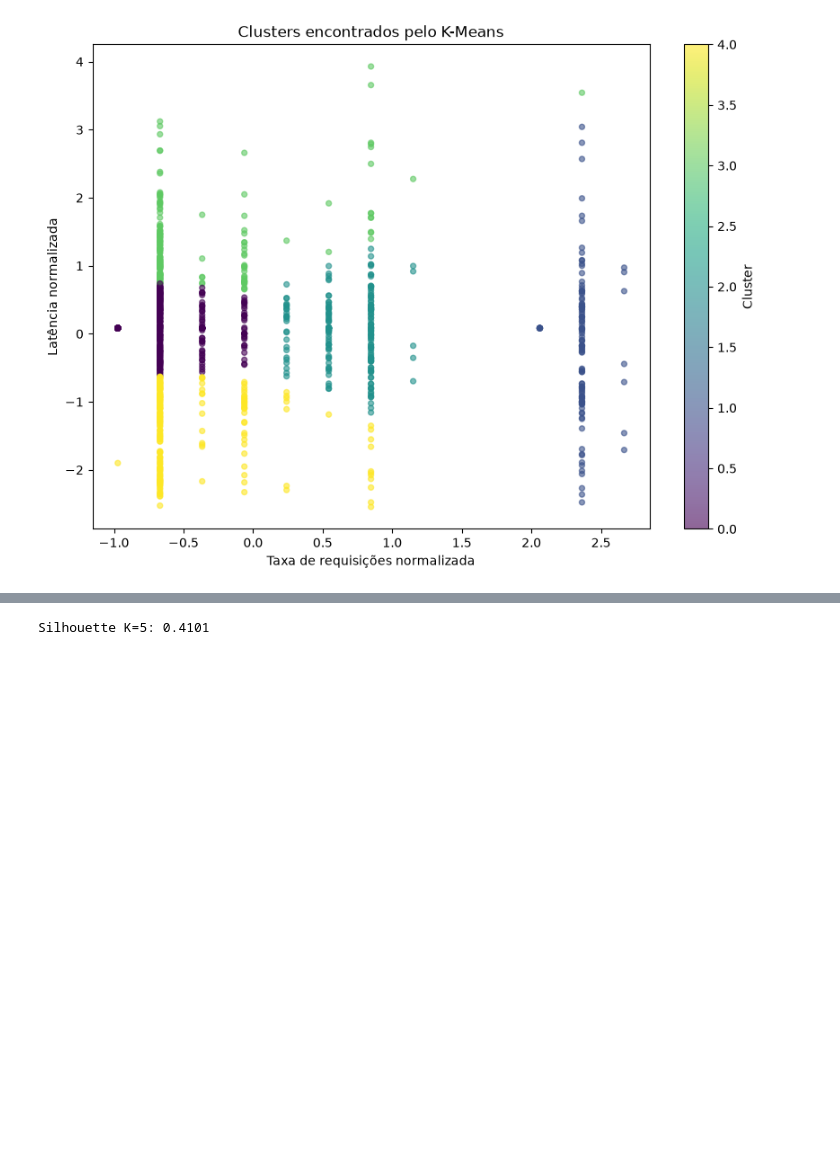
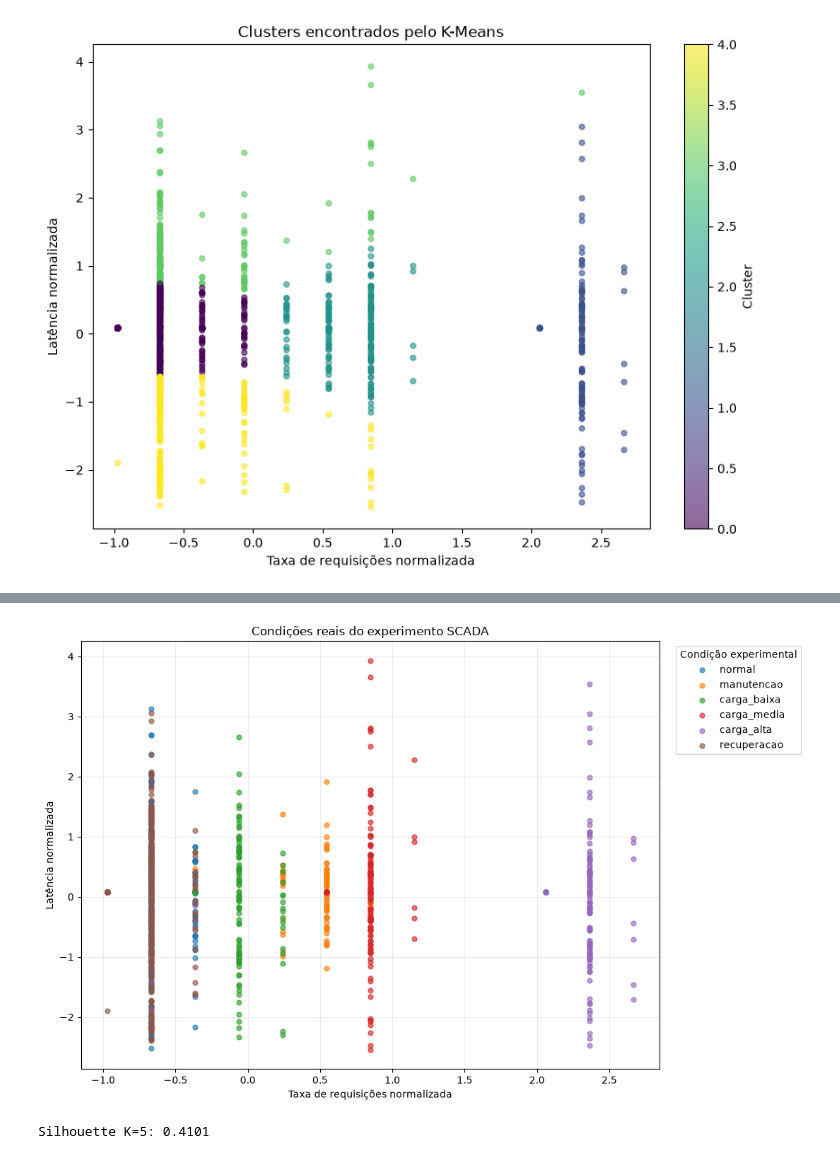
Before and after one commit to VictorTazoi/ClusterGuard-SCADA, a Jupyter notebook: notebooks/09_kmeans_clusters.ipynb, the cells around one changed output, grey strips where cells are left out. Saved outputs shown, nothing was run; the diff lists cells and outputs as text; code cells hidden in the pictures; blank space fills up the shorter version.

```diff
--- a/notebooks/09_kmeans_clusters.ipynb
+++ b/notebooks/09_kmeans_clusters.ipynb
@@ -439,3 +632,65 @@ plt.show()
+# %%
+dados_grafico["condicao"] = (
+    avaliacao_treino[
+        "condicao"
+    ]
+    .reset_index(drop=True)
+)
+# %%
+fig, ax = plt.subplots(
+    figsize=(11, 7)
+)
+
+for condicao in (
+    dados_grafico[
+        "condicao"
+    ].unique()
+):
+
+    mascara = (
+        dados_grafico[
+            "condicao"
+        ] == condicao
+    )
+
+    ax.scatter(
+        dados_grafico.loc[
+            mascara,
+            "taxa_requisicoes"
+        ],
+        dados_grafico.loc[
+            mascara,
+            "latencia_ms"
+        ],
+        s=25,
+        alpha=0.65,
+        label=condicao
+    )
+
+ax.set_title(
+    "Condições reais do experimento SCADA"
+)
+
+ax.set_xlabel(
+    "Taxa de requisições normalizada"
+)
+
+ax.set_ylabel(
+    "Latência normalizada"
+)
+
+ax.legend(
+    title="Condição experimental",
+    bbox_to_anchor=(1.02, 1)
+)
+
+ax.grid(alpha=0.25)
+
+plt.tight_layout()
+
+plt.show()
+# %% [output]
+[figure, added]
 # %%
 silhouette_k5 = silhouette_score(
     X_treino_standard,
```
Also changed, not shown: parts of 3 cells of this notebook.
